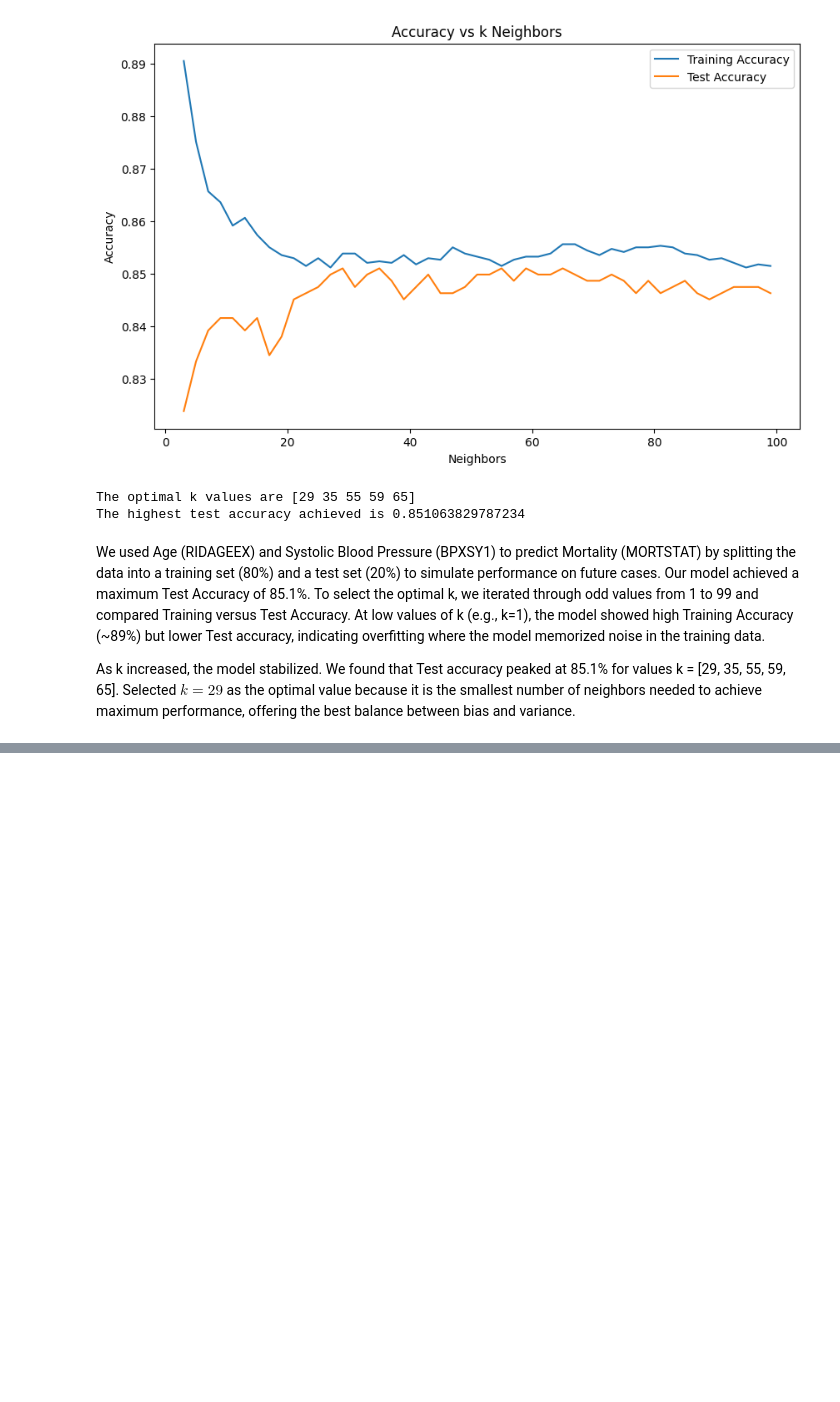
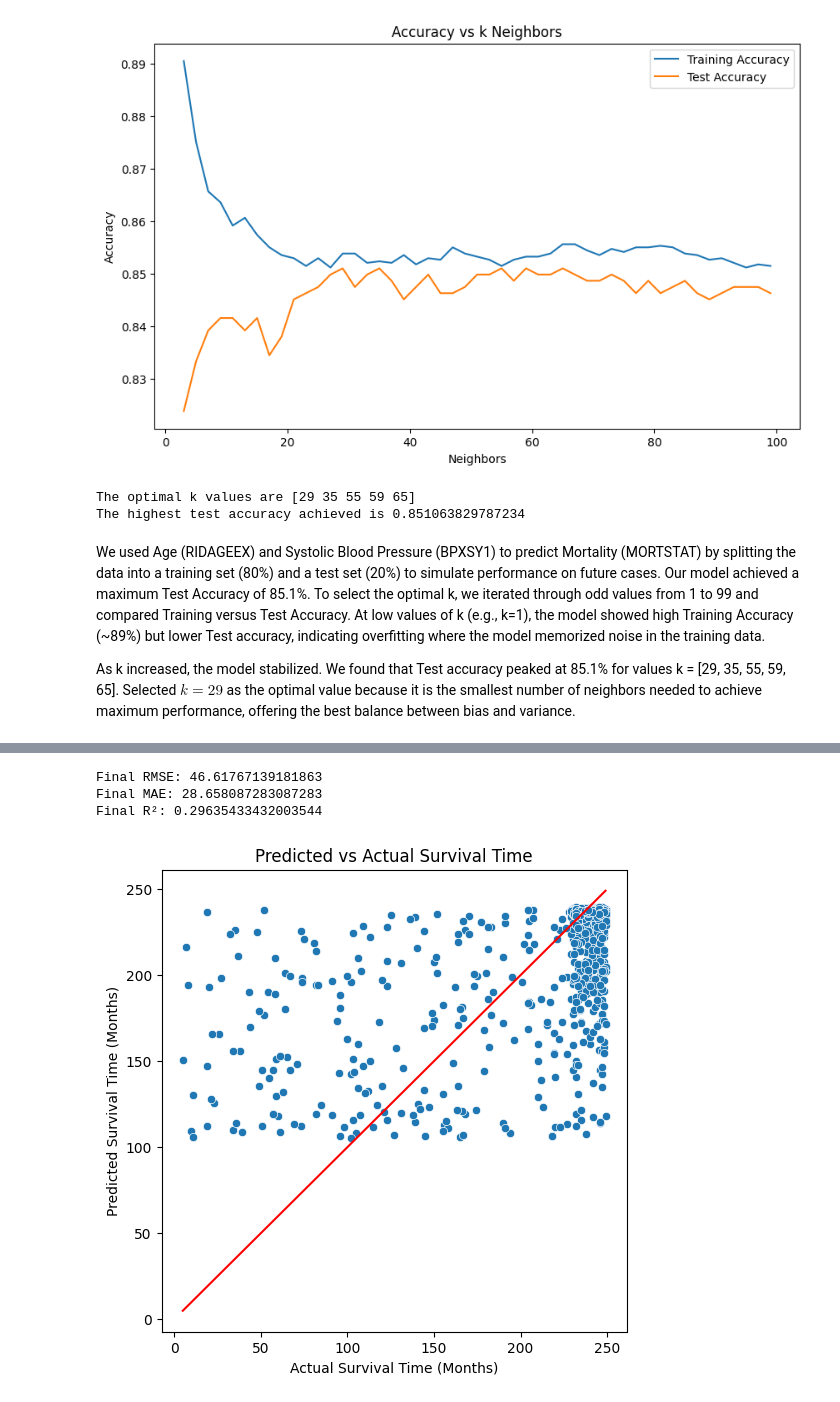
Before and after one commit to aerau05/ds3001proj, a Jupyter notebook: ds3001Proj1.ipynb, the cells around one changed output, grey strips where cells are left out. Cells and saved outputs as stored; diff of their text form; code cells hidden in the pictures; blank space fills up the shorter version.

```diff
--- a/ds3001Proj1.ipynb
+++ b/ds3001Proj1.ipynb
@@ -294,0 +404,37 @@ As k increased, the model stabilized. We found that Test accuracy peaked at 85.1
+# %%
+## step 7: final model performance
+
+from sklearn.metrics import mean_absolute_error, r2_score
+
+final_model = KNeighborsRegressor(n_neighbors=k_optimal)
+final_model.fit(X_train, y_train)
+
+y_pred = final_model.predict(X_test)
+
+rmse = np.sqrt(mean_squared_error(y_test, y_pred))
+mae = mean_absolute_error(y_test, y_pred)
+r2 = r2_score(y_test, y_pred)
+
+print("Final RMSE:", rmse)
+print("Final MAE:", mae)
+print("Final R²:", r2)
+# %% [output]
+Final RMSE: 46.61767139181863
+Final MAE: 28.658087283087283
+Final R²: 0.29635433432003544
+# %%
+## step 8: predicted vs actual plot
+
+plt.figure(figsize=(6,6))
+sns.scatterplot(x=y_test, y=y_pred)
+plt.xlabel("Actual Survival Time (Months)")
+plt.ylabel("Predicted Survival Time (Months)")
+plt.title("Predicted vs Actual Survival Time")
+
+plt.plot([y_test.min(), y_test.max()],
+         [y_test.min(), y_test.max()],
+         color='red')
+
+plt.show()
+# %% [output]
+[figure, added]
```
Also changed, not shown: parts of 14 cells of this notebook.
